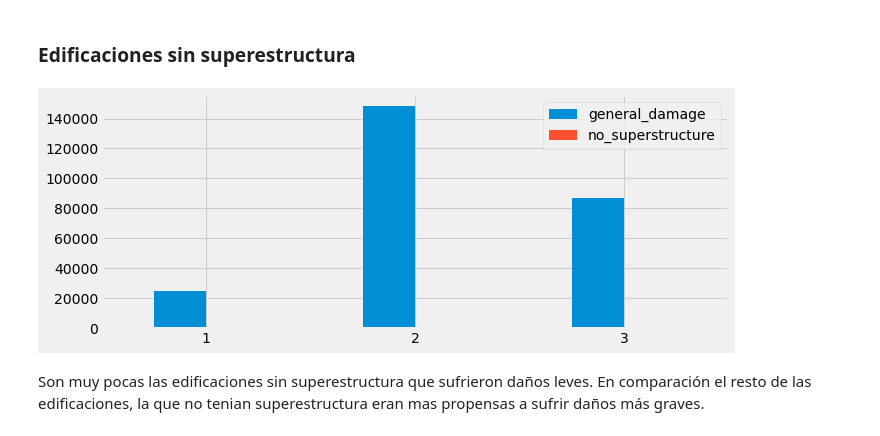
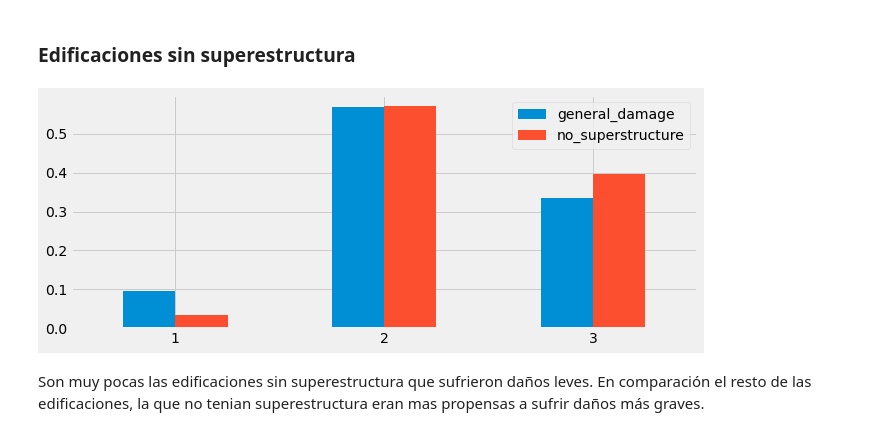
Before and after one commit to franvinas/7506-tp1, a Jupyter notebook: tp1.ipynb, the cells around one changed output. Drawn from its saved outputs; the diff is of its cells as text; code cells hidden in the pictures.

Commit message:
Agrego general_damage_normalize

```diff
--- a/tp1.ipynb
+++ b/tp1.ipynb
@@ -326,6 +326,7 @@ df.head()
 Tenemos 3 grados de daño posibles. Primero analizamos cuantas edificaciones fueron afectadas para cada uno de estos grados de daño sin discriminar por región geográfica.
 # %%
 general_damage = df['damage_grade'].value_counts(sort=False)
+general_damage_normalize = df['damage_grade'].value_counts(sort=False, normalize=True)
 general_damage.plot(kind='bar', rot=0)#, cmap=cmapMatplotlib)
 plt.show()
 # %% [output]
@@ -545,12 +546,13 @@ También podemos ver como a menor antiguedad, los daños bajos son mucho mas pre
 # %% [markdown]
 ## Analisis según las condiciones y los materiales de construcción
 # %%
-superstructure = df.loc[:,['has_superstructure_mud_mortar_stone', 'has_superstructure_stone_flag',
+superstructure_columns = ['has_superstructure_mud_mortar_stone', 'has_superstructure_stone_flag',
        'has_superstructure_cement_mortar_stone',
        'has_superstructure_mud_mortar_brick',
        'has_superstructure_cement_mortar_brick', 'has_superstructure_timber',
        'has_superstructure_bamboo', 'has_superstructure_rc_non_engineered',
-       'has_superstructure_rc_engineered', 'has_superstructure_other','damage_grade']]
+       'has_superstructure_rc_engineered', 'has_superstructure_other','damage_grade']
+superstructure = df.loc[:,superstructure_columns]
 
 superstructure['sum'] = superstructure.iloc[:,:-1].sum(axis=1)
 superstructure['sum'].value_counts(sort=False, normalize=True).plot(kind='bar', figsize=(15,4), rot=0)
@@ -563,11 +565,11 @@ La mayoría de las edificaciones cuentan con una superestructura hecha con un ú
 ### Edificaciones sin superestructura
 # %%
 no_superstructure = superstructure.loc[superstructure['sum']==0, 'damage_grade'].value_counts(sort=False, normalize=True)
-comparative_superstructure = pd.DataFrame({'general_damage': general_damage, 'no_superstructure':no_superstructure})
+comparative_superstructure = pd.DataFrame({'general_damage': general_damage_normalize, 'no_superstructure':no_superstructure})
 comparative_superstructure.plot(kind='bar', figsize=(10,4), rot=0, grid=True)
 plt.show()
 # %% [output]
-[figure, old version]
+[figure, new version]
 # %% [markdown]
 Son muy pocas las edificaciones sin superestructura que sufrieron daños leves. En comparación el resto de las edificaciones, la que no tenian superestructura eran mas propensas a sufrir daños más graves.
 # %% [markdown]
```
Also changed, not shown: parts of 2 cells of this notebook.
